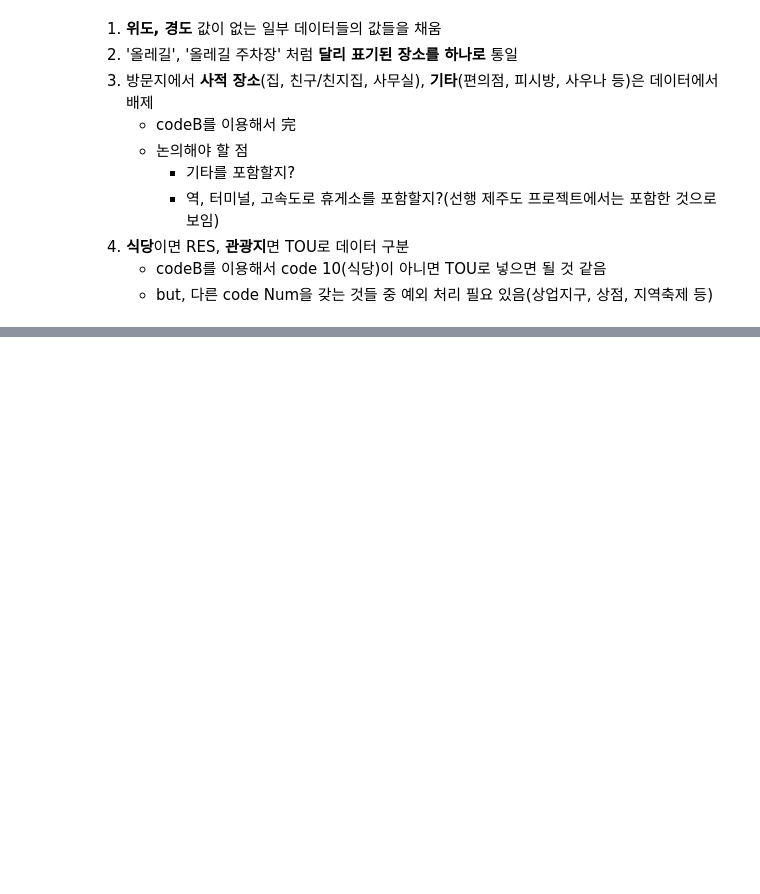
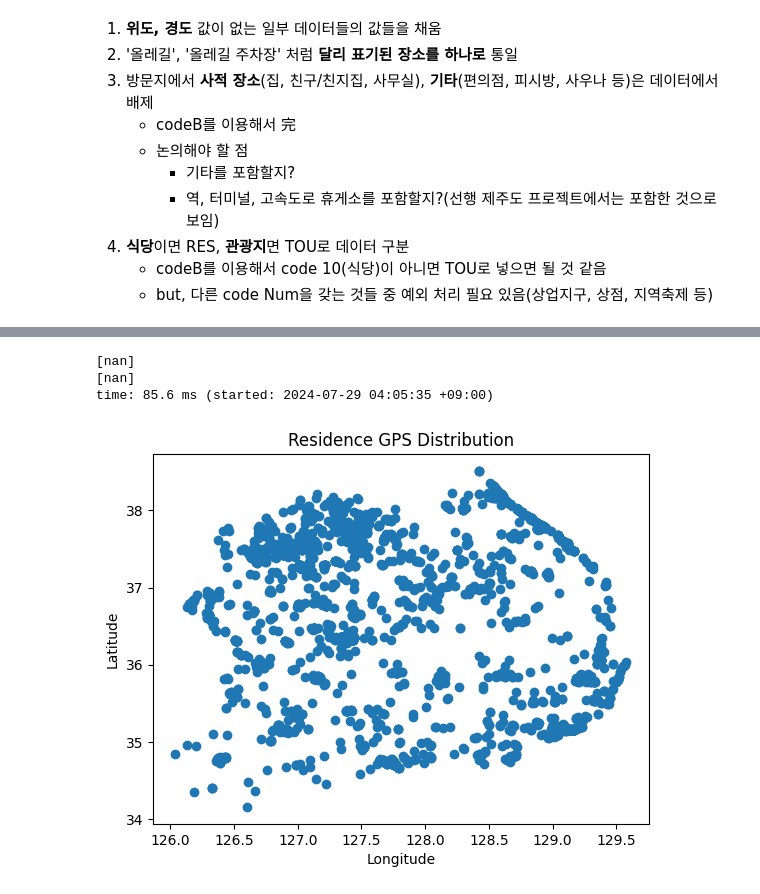
Before and after one commit to Sameta-cani/kakao-tech, a Jupyter notebook: pre.ipynb, the cells around one changed output, grey strips where cells are left out. Cells and saved outputs as stored; diff of their text form; code cells hidden in the pictures; blank space fills up the shorter version.

Commit message:
feat: copy coding 1/3

```diff
--- a/pre.ipynb
+++ b/pre.ipynb
@@ -25,9 +88,10 @@ time: 0 ns (started: 2024-07-28 18:10:58 +09:00)
 # %%
 # 0. 데이터 전처리
 # 여행객 데이터와 방문지 정보를 불러오기
-traveler_master = pd.read_csv('./data/bami/total/여행객 Master.csv')
+traveler_master = pd.read_csv('./total/여행객 Master.csv')
 traveler_master['계절'] = traveler_master['TRAVEL_STATUS_YMD'].apply(lambda x: pd.to_datetime(x.split('~')[0])).apply(get_season)
 
-visit_info = pd.read_csv('./data/bami/total/방문지정보.csv', dtype={'X_COORD': str, 'Y_COORD': str})
+visit_info = pd.read_csv('./total/방문지정보.csv', dtype={'X_COORD': str, 'Y_COORD': str})
 visit_info['계절'] = pd.to_datetime(visit_info['VISIT_START_YMD']).apply(get_season)
+travel = pd.read_csv('./total/여행.csv')
 # %% [output]
@@ -383,0 +166,50 @@ time: 31 ms (started: 2024-07-28 03:44:58 +09:00)
+# %%
+visit_final = visit_info.copy()
+
+def is_numeric(value):
+    if pd.isna(value):
+        return False
+    return bool(re.match(r'^[0-9.]+$', value))
+
+print(visit_final[~visit_final['X_COORD'].apply(is_numeric)]['X_COORD'].unique())
+print(visit_final[~visit_final['Y_COORD'].apply(is_numeric)]['Y_COORD'].unique())
+# %% [output]
+[nan]
+[nan]
+time: 85.6 ms (started: 2024-07-29 04:05:35 +09:00)
+# %%
+# VISIT_AREA_TYPE_CD가 24인 행 필터링
+visit_final_lodging = visit_final[visit_final['VISIT_AREA_TYPE_CD'] == 24]
+
+# VISIT_AREA_TYPE_CD가 21 또는 22인 행 필터링하여 추가
+rows_with_home = visit_final[visit_final['VISIT_AREA_TYPE_CD'].isin([21, 22])]
+visit_final_lodging = pd.concat([visit_final_lodging, rows_with_home], ignore_index=True)
+
+# 여행 ID가 중복되는 행 제거
+visit_final_lodging = visit_final_lodging.drop_duplicates(subset=['TRAVEL_ID'])
+
+# X_COORD와 Y_COORD를 float 타입으로 변환
+visit_final_lodging['X_COORD'] = visit_final_lodging['X_COORD'].astype(float)
+visit_final_lodging['Y_COORD'] = visit_final_lodging['Y_COORD'].astype(float)
+
+# 대한민국 경계 좌표
+kor_boundary = {'min_lon': 124.5, 'max_lon': 132.0, 'min_lat': 33.0, 'max_lat': 38.9}
+
+# 경계 좌표 내에 있는 데이터만 선택
+filtered_data = visit_final_lodging[
+    (visit_final_lodging['X_COORD'].between(kor_boundary['min_lon'], kor_boundary['max_lon'])) &
+    (visit_final_lodging['Y_COORD'].between(kor_boundary['min_lat'], kor_boundary['max_lat']))
+]
+
+# 데이터프레임에서 경도와 위도 추출
+longitude = filtered_data['X_COORD']
+latitude = filtered_data['Y_COORD']
+
+# 시각화
+plt.scatter(longitude, latitude)
+plt.xlabel('Longitude')
+plt.ylabel('Latitude')
+plt.title('Residence GPS Distribution')
+plt.show()
+# %% [output]
+[figure, added]
```
Also changed, not shown: parts of 31 cells of this notebook.
